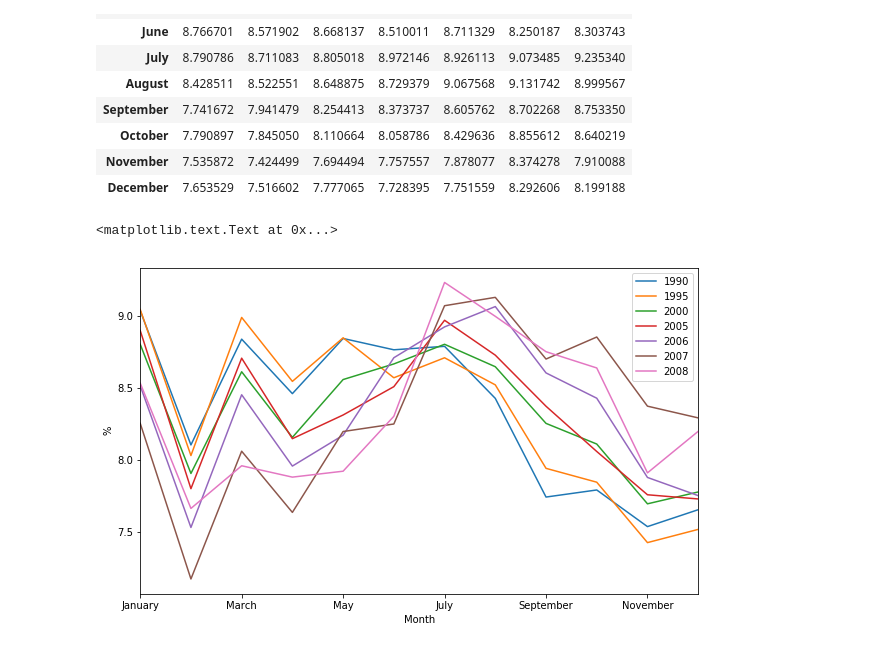
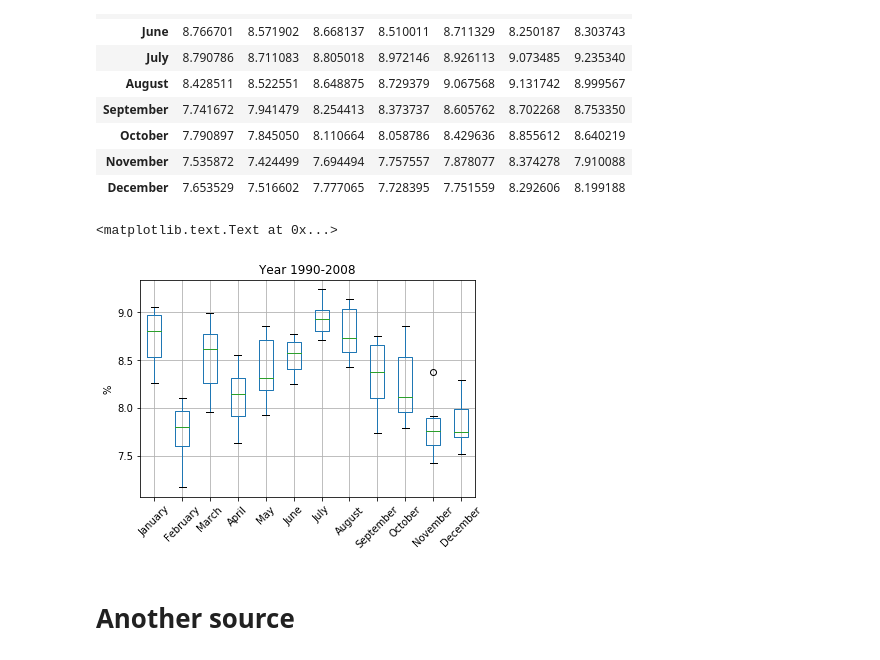
Before and after one commit to dchirikov/rus_demography, a Jupyter notebook: rus_demography.ipynb, the cells around one changed output. Saved outputs shown, nothing was run; the diff lists cells and outputs as text; code cells hidden in the pictures.

Commit message:
Add another source

```diff
--- a/rus_demography.ipynb
+++ b/rus_demography.ipynb
@@ -74,8 +74,12 @@ df_perc
 | December | 7.653529 | 7.516602 | 7.777065 | 7.728395 | 7.751559 | 8.292606 | 8.199188 |
 # %%
 # Draw percentage
-p = df_perc.plot(figsize=(10,6))
+p = df_perc.T.boxplot(figsize=(10,6))
+p.set_xticklabels(p.xaxis.get_majorticklabels(), rotation=45)
 p.set_ylabel('%')
+p.set_title('Year 1990-2008')
 # %% [output]
 <matplotlib.text.Text at 0x...>
-[figure, old version]
+[figure, new version]
+# %% [markdown]
+# Another source
```
Also changed, not shown: parts of 5 cells of this notebook.
